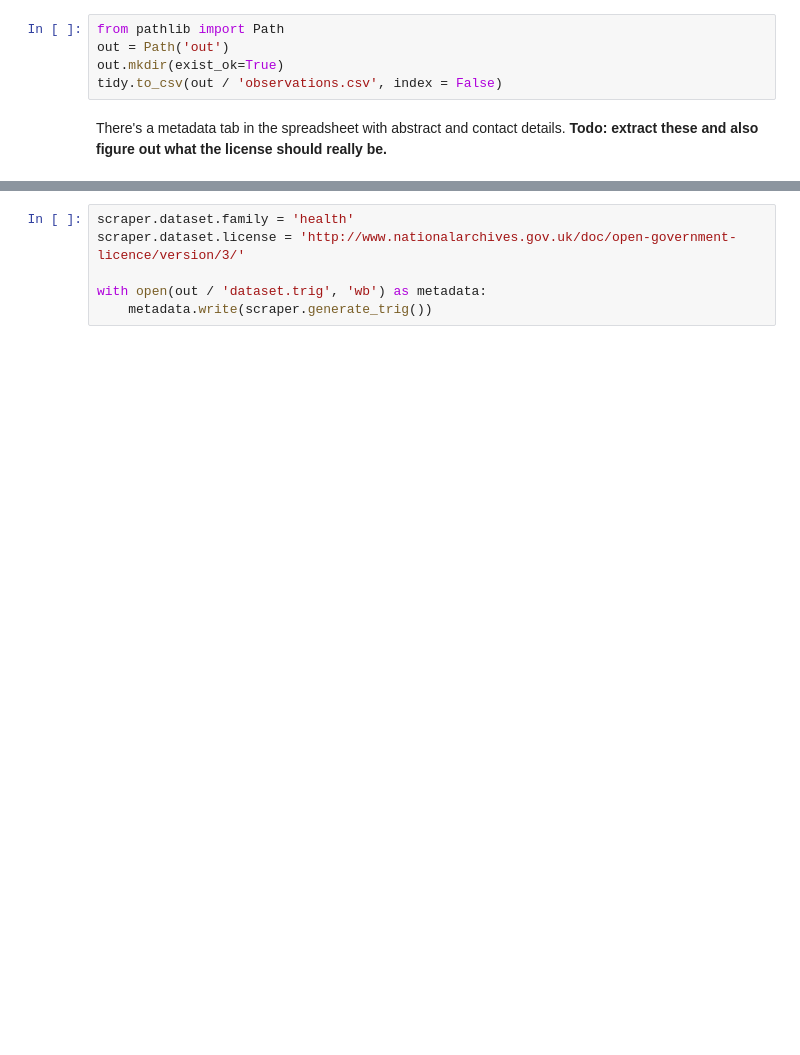
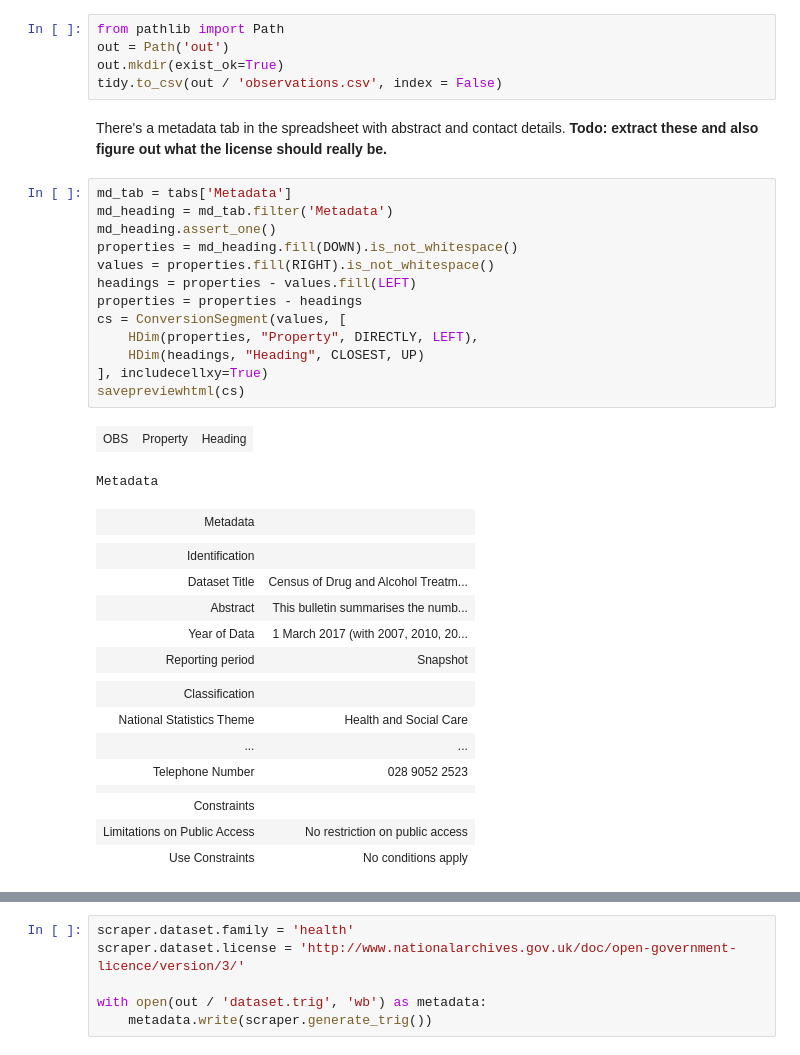
Before and after one commit to GSS-Cogs/DH-NI-Drug-and-Alcohol-Treatment-Services, a Jupyter notebook: main.ipynb, the cells around one changed output, grey strips where cells are left out. Drawn from its saved outputs; the diff is of its cells as text; blank space fills up the shorter version.

Commit message:
Extract some metadata from the metadata tab.

```diff
--- a/main.ipynb
+++ b/main.ipynb
@@ -272,3 +272,35 @@ out.mkdir(exist_ok=True)
 tidy.to_csv(out / 'observations.csv', index = False)
 # %% [markdown]
 There's a metadata tab in the spreadsheet with abstract and contact details. **Todo: extract these and also figure out what the license should really be.**
+# %%
+md_tab = tabs['Metadata']
+md_heading = md_tab.filter('Metadata')
+md_heading.assert_one()
+properties = md_heading.fill(DOWN).is_not_whitespace()
+values = properties.fill(RIGHT).is_not_whitespace()
+headings = properties - values.fill(LEFT)
+properties = properties - headings
+cs = ConversionSegment(values, [
+    HDim(properties, "Property", DIRECTLY, LEFT),
+    HDim(headings, "Heading", CLOSEST, UP)
+], includecellxy=True)
+savepreviewhtml(cs)
+# %% [output]
+| OBS | Property | Heading |
+Metadata
+| Metadata |  |
+|  |  |
+| Identification |  |
+| Dataset Title | Census of Drug and Alcohol Treatm... |
+| Abstract | This bulletin summarises the numb... |
+| Year of Data | 1 March 2017 (with 2007, 2010, 20... |
+| Reporting period | Snapshot |
+|  |  |
+| Classification |  |
+| National Statistics Theme | Health and Social Care |
+| ... | ... |
+| Telephone Number | 028 9052 2523 |
+|  |  |
+| Constraints |  |
+| Limitations on Public Access | No restriction on public access |
+| Use Constraints | No conditions apply |
```
Also changed, not shown: parts of 1 cell of this notebook.
